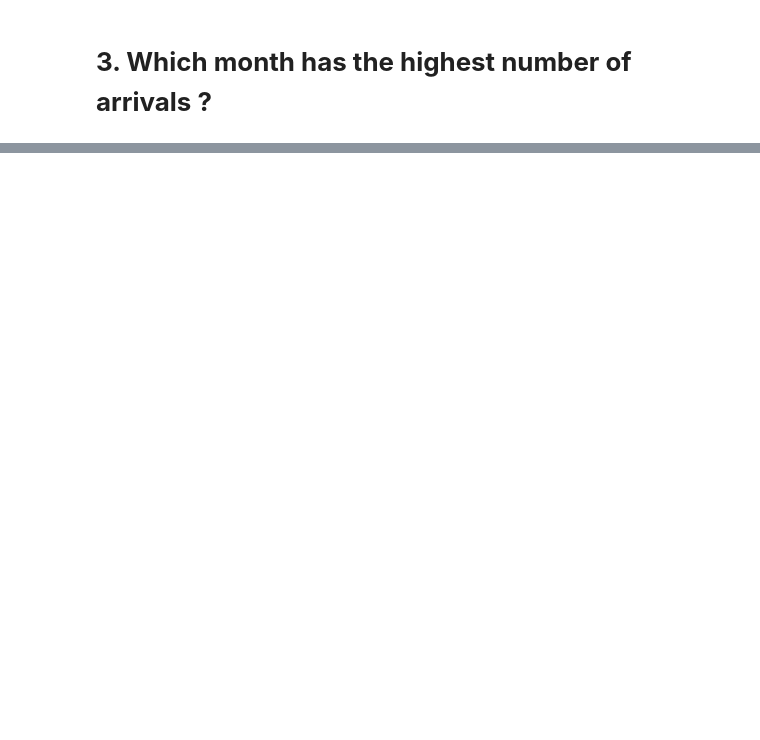
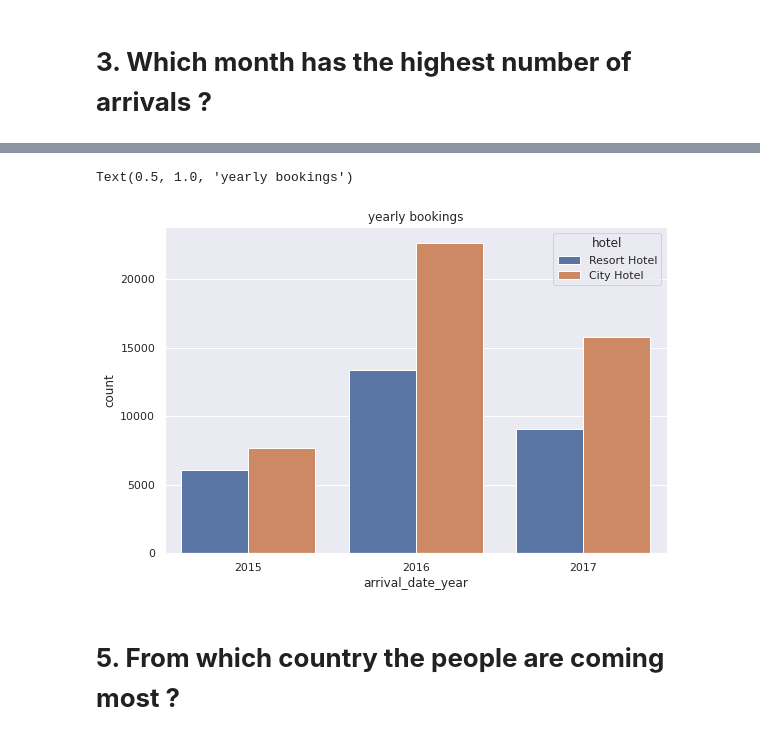
Before and after one commit to FarazAhmad2/EDA-on-Hotel-Booking, a Jupyter notebook: Hotel_Booking_Analysis_Capstone_Project.ipynb, the cells around one changed output, grey strips where cells are left out. Cells and saved outputs as stored; diff of their text form; code cells hidden in the pictures; blank space fills up the shorter version.

```diff
--- a/Hotel_Booking_Analysis_Capstone_Project.ipynb
+++ b/Hotel_Booking_Analysis_Capstone_Project.ipynb
@@ -213,0 +204,7 @@ df['arrival_date_month'].value_counts().plot(kind='bar').set(xlabel=('Months'),
+# %%
+sns.countplot (x= 'arrival_date_year', data=confirmed_bookings, hue= 'hotel').set_title ('yearly bookings')
+# %% [output]
+Text(0.5, 1.0, 'yearly bookings')
+[figure, added]
+# %% [markdown]
+# **5. From which country the people are coming most ?**
```
Also changed, not shown: parts of 17 cells of this notebook.
